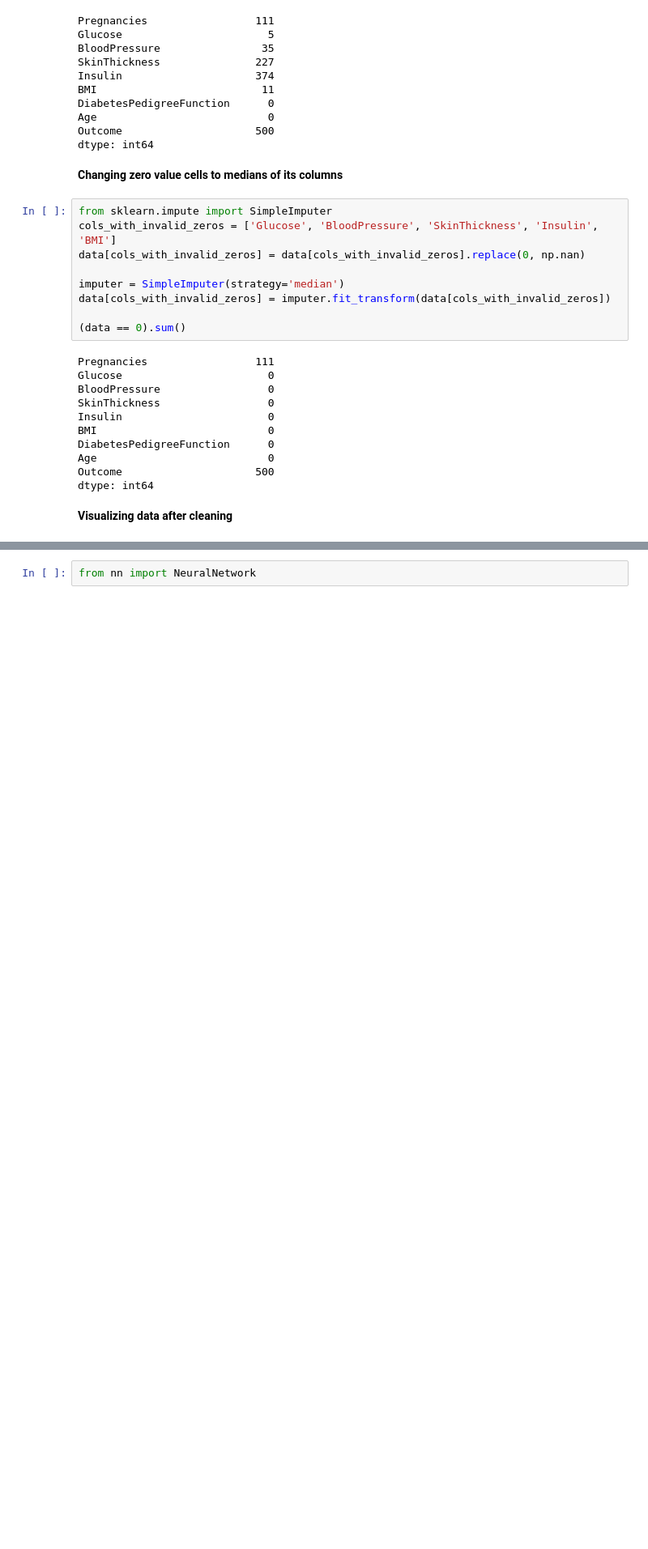
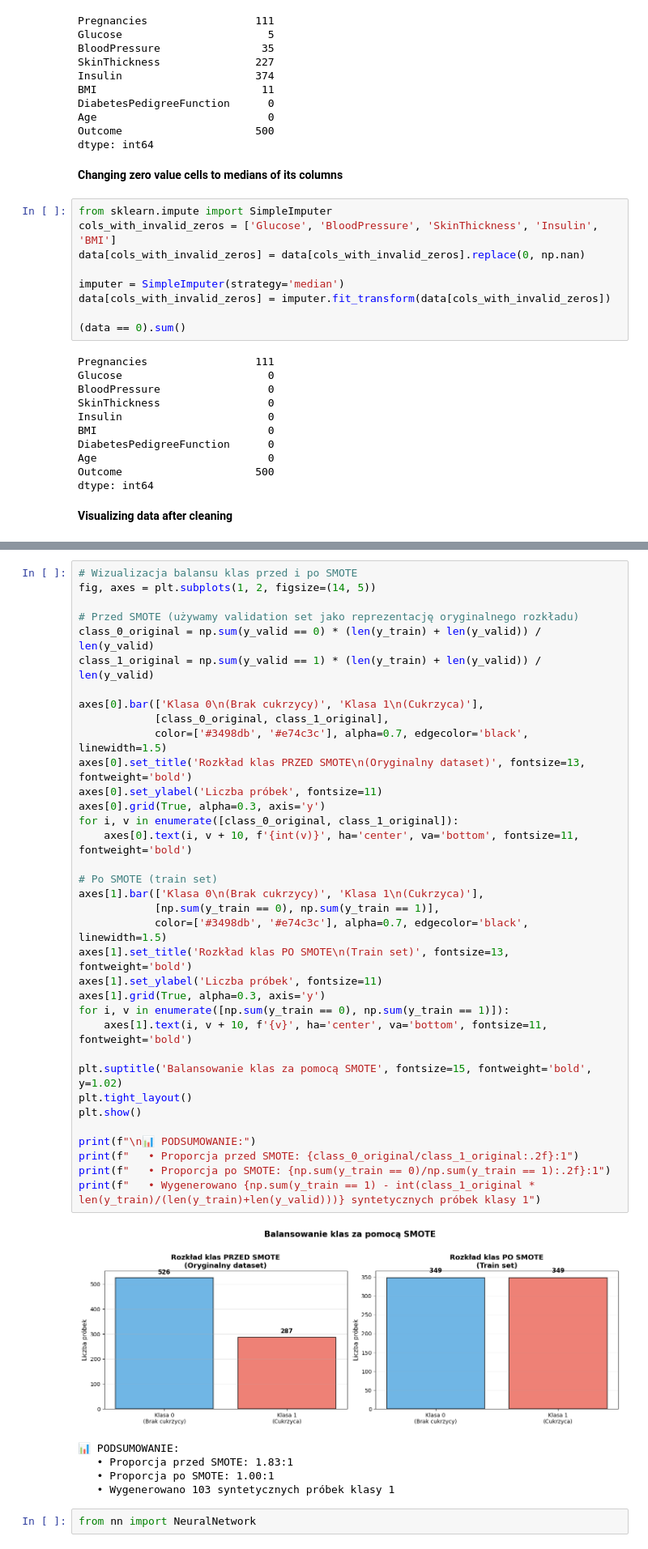
Before and after one commit to hjjakubowski/Basics-of-Neural-Networks-at-WUST, a Jupyter notebook: Project 1/simplified_nn.ipynb, the cells around one changed output, grey strips where cells are left out. Shown at 81% size. Saved outputs shown, nothing was run; the diff lists cells and outputs as text; blank space fills up the shorter version.

```diff
--- a/Project 1/simplified_nn.ipynb
+++ b/Project 1/simplified_nn.ipynb
@@ -147,3 +215,44 @@ X_train.shape, X_valid.shape, X_test.shape
+# %%
+# Wizualizacja balansu klas przed i po SMOTE
+fig, axes = plt.subplots(1, 2, figsize=(14, 5))
+
+# Przed SMOTE (używamy validation set jako reprezentację oryginalnego rozkładu)
+class_0_original = np.sum(y_valid == 0) * (len(y_train) + len(y_valid)) / len(y_valid)
+class_1_original = np.sum(y_valid == 1) * (len(y_train) + len(y_valid)) / len(y_valid)
+
+axes[0].bar(['Klasa 0\n(Brak cukrzycy)', 'Klasa 1\n(Cukrzyca)'],
+            [class_0_original, class_1_original],
+            color=['#3498db', '#e74c3c'], alpha=0.7, edgecolor='black', linewidth=1.5)
+axes[0].set_title('Rozkład klas PRZED SMOTE\n(Oryginalny dataset)', fontsize=13, fontweight='bold')
+axes[0].set_ylabel('Liczba próbek', fontsize=11)
+axes[0].grid(True, alpha=0.3, axis='y')
+for i, v in enumerate([class_0_original, class_1_original]):
+    axes[0].text(i, v + 10, f'{int(v)}', ha='center', va='bottom', fontsize=11, fontweight='bold')
+
+# Po SMOTE (train set)
+axes[1].bar(['Klasa 0\n(Brak cukrzycy)', 'Klasa 1\n(Cukrzyca)'],
+            [np.sum(y_train == 0), np.sum(y_train == 1)],
+            color=['#3498db', '#e74c3c'], alpha=0.7, edgecolor='black', linewidth=1.5)
+axes[1].set_title('Rozkład klas PO SMOTE\n(Train set)', fontsize=13, fontweight='bold')
+axes[1].set_ylabel('Liczba próbek', fontsize=11)
+axes[1].grid(True, alpha=0.3, axis='y')
+for i, v in enumerate([np.sum(y_train == 0), np.sum(y_train == 1)]):
+    axes[1].text(i, v + 10, f'{v}', ha='center', va='bottom', fontsize=11, fontweight='bold')
+
+plt.suptitle('Balansowanie klas za pomocą SMOTE', fontsize=15, fontweight='bold', y=1.02)
+plt.tight_layout()
+plt.show()
+
+print(f"\n📊 PODSUMOWANIE:")
+print(f"   • Proporcja przed SMOTE: {class_0_original/class_1_original:.2f}:1")
+print(f"   • Proporcja po SMOTE: {np.sum(y_train == 0)/np.sum(y_train == 1):.2f}:1")
+print(f"   • Wygenerowano {np.sum(y_train == 1) - int(class_1_original * len(y_train)/(len(y_train)+len(y_valid)))} syntetycznych próbek klasy 1")
+# %% [output]
+[figure, added]
+📊 PODSUMOWANIE:
+   • Proporcja przed SMOTE: 1.83:1
+   • Proporcja po SMOTE: 1.00:1
+   • Wygenerowano 103 syntetycznych próbek klasy 1
 # %%
 from nn import NeuralNetwork
 # %%
```
Also changed, not shown: parts of 16 cells of this notebook, 1 other file.
